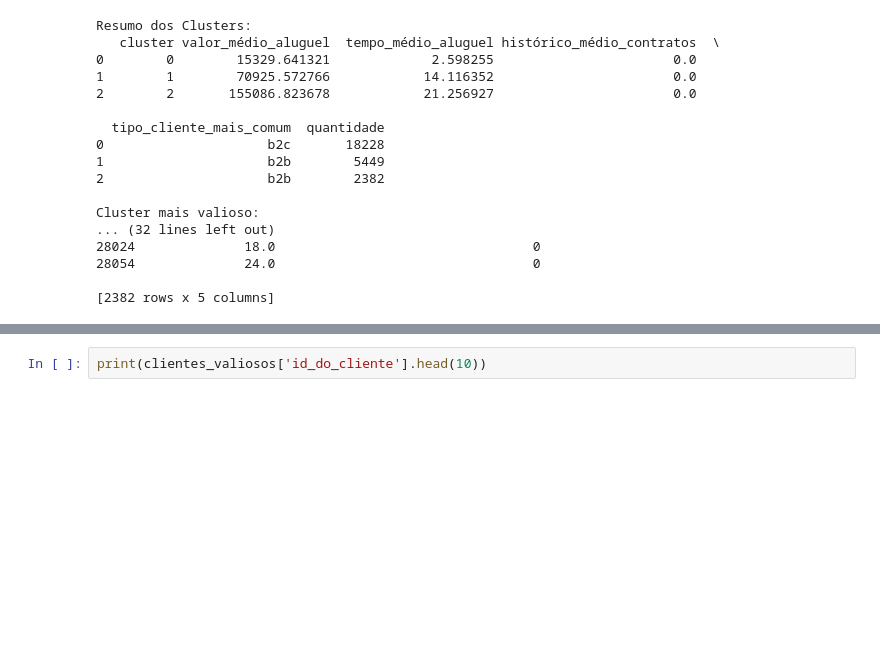
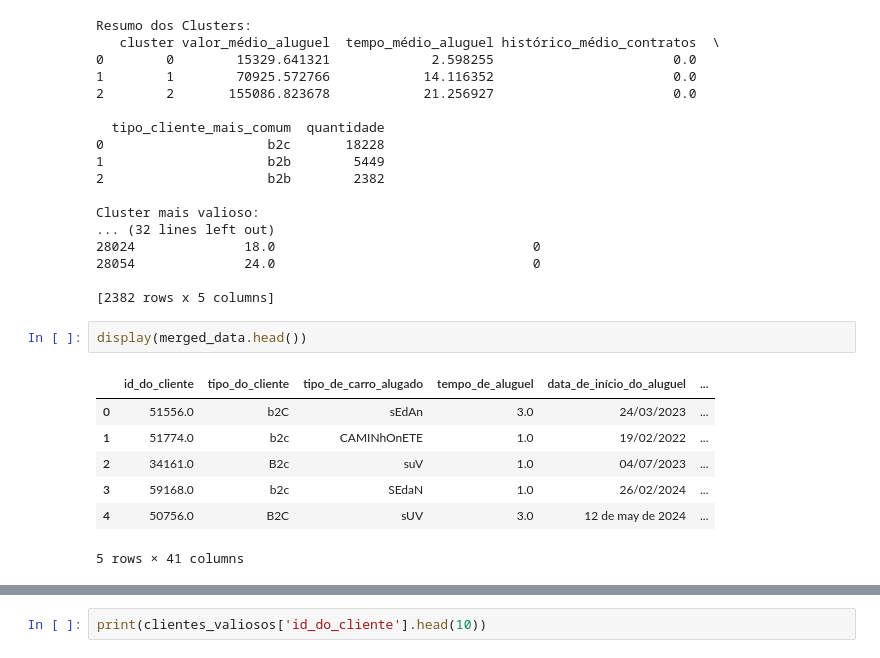
Before and after one commit to Henrique-Albuquerque2/PS-IJR-Grupo10, a Jupyter notebook: ClienteValiosoMerge.ipynb, the cells around one changed output, grey strips where cells are left out. Saved outputs shown, nothing was run; the diff lists cells and outputs as text; blank space fills up the shorter version.

```diff
--- a/ClienteValiosoMerge.ipynb
+++ b/ClienteValiosoMerge.ipynb
@@ -141,3 +141,13 @@ Cluster mais valioso:
 28054              24.0                                 0
 
 [2382 rows x 5 columns]
+# %%
+display(merged_data.head())
+# %% [output]
+|  | id_do_cliente | tipo_do_cliente | tipo_de_carro_alugado | tempo_de_aluguel | data_de_início_do_aluguel | ... |
+| 0 | 51556.0 | b2C | sEdAn | 3.0 | 24/03/2023 | ... |
+| 1 | 51774.0 | b2c | CAMINhOnETE | 1.0 | 19/02/2022 | ... |
+| 2 | 34161.0 | B2c | suV | 1.0 | 04/07/2023 | ... |
+| 3 | 59168.0 | b2c | SEdaN | 1.0 | 26/02/2024 | ... |
+| 4 | 50756.0 | B2C | sUV | 3.0 | 12 de may de 2024 | ... |
+5 rows × 41 columns
```
Also changed, not shown: parts of 3 cells of this notebook.
